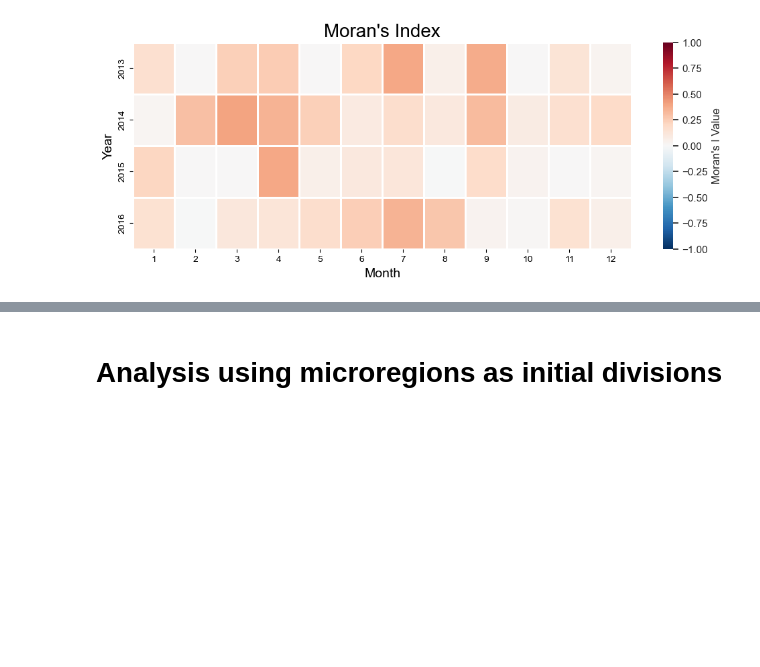
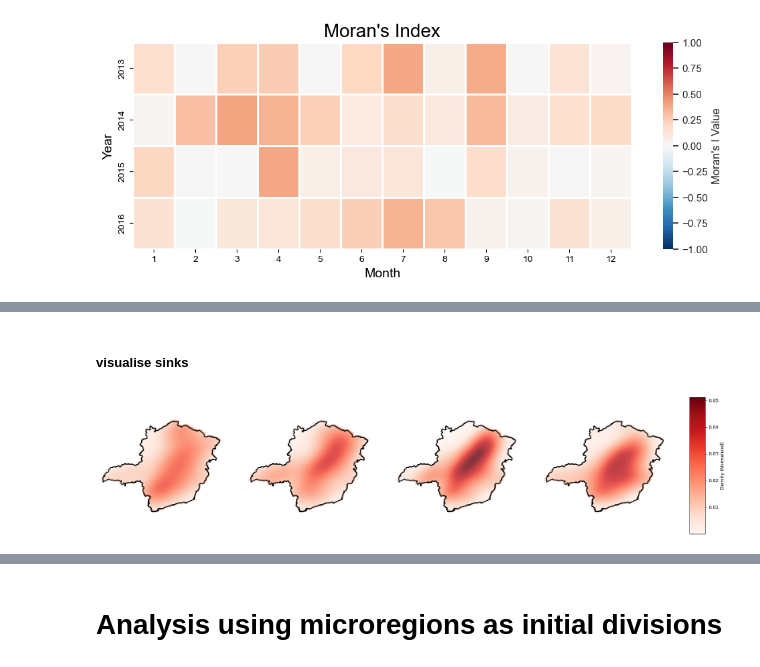
Before and after one commit to Sima-Far/Flow_vector_field, a Jupyter notebook: Main_analysis_using_functions.ipynb, the cells around one changed output, grey strips where cells are left out. Saved outputs shown, nothing was run; the diff lists cells and outputs as text; code cells hidden in the pictures; blank space fills up the shorter version.

```diff
--- a/Main_analysis_using_functions.ipynb
+++ b/Main_analysis_using_functions.ipynb
@@ -325,0 +335,12 @@ plt.savefig('plots/monthly_vector_fields_methods_mean_Moran_I.jpg', dpi=300)
+# %%
+#read shapefile of the cities
+gdf_cities= gpd.read_file('polygon_shapefiles/cities/31MUE250GC_SIR.shp')
+#make a column including region number
+gdf_cities['city_index'] = gdf_cities.index
+
+#make the united boundary of the whole region using one of the shapfile
+gdf_boundary= gdf_cities.dissolve()
+
+### coordinates is a n by 2 array where the i'th entry is the coordinates of the i'th city [x, y]
+with open("Coordinates/Coordinates_cities.pkl", "rb") as f:
+    coordinates_cities= pickle.load(f)
@@ -325,0 +407,34 @@ plt.savefig('plots/monthly_vector_fields_methods_mean_Moran_I.jpg', dpi=300)
+# %% [markdown]
+##### visualise sinks
+# %%
+density_maps = []
+for inside_points in sink_points_list:
+    Z= compute_density_map(inside_points, gdf_boundary['geometry'][0], grid_size=200)
+    density_maps.append(Z)
+
+    # **Find the global max density** to standardize colorbars
+global_min = min(np.nanmin(Z) for Z in density_maps)
+global_max = max(np.nanmax(Z) for Z in density_maps)
+
+# **Plot all density maps with the same color scale**
+fig, axes = plt.subplots(1, mw, figsize=(6 * mw, 6))
+cmap = "Reds"  # Choose a color map
+
+x_min, y_min, x_max, y_max = gdf_boundary['geometry'][0].bounds
+for i, ax in enumerate(axes):
+    img = ax.imshow(density_maps[i], origin="lower", extent=(x_min, x_max, y_min, y_max),
+                     cmap=cmap, alpha=0.8, vmin=global_min, vmax=global_max)  # <-- Set fixed color scale
+
+    # Plot the polygon outline
+    x_poly, y_poly = b_effect.exterior.xy
+    ax.plot(x_poly, y_poly, 'k-', linewidth=2)
+
+    #ax.set_title(f"Density Plot {i+1}")
+    ax.axis("off")
+
+fig.subplots_adjust(right=0.85)  # Adjust space for colorbar
+cbar_ax = fig.add_axes([0.88, 0.15, 0.02, 0.7])  # Position: [left, bottom, width, height]
+cbar = ColorbarBase(cbar_ax, cmap=cmap, norm=plt.Normalize(vmin=global_min, vmax=global_max))
+cbar.set_label("Density (Normalized)")
+# %% [output]
+[figure, added]
```
Also changed, not shown: parts of 9 cells of this notebook, 2 other files.
